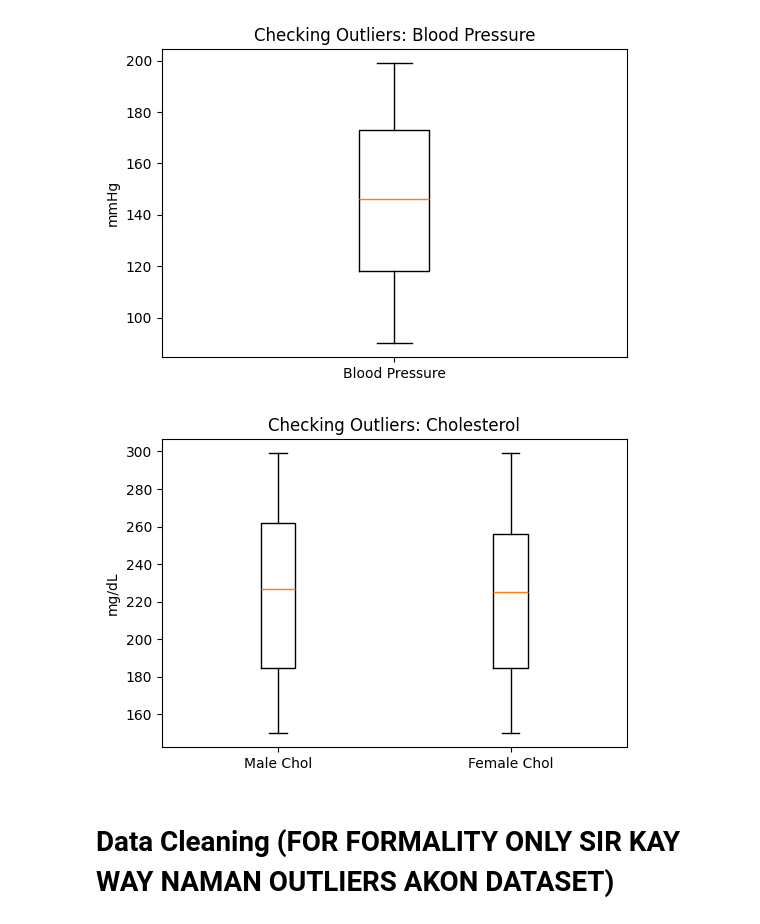
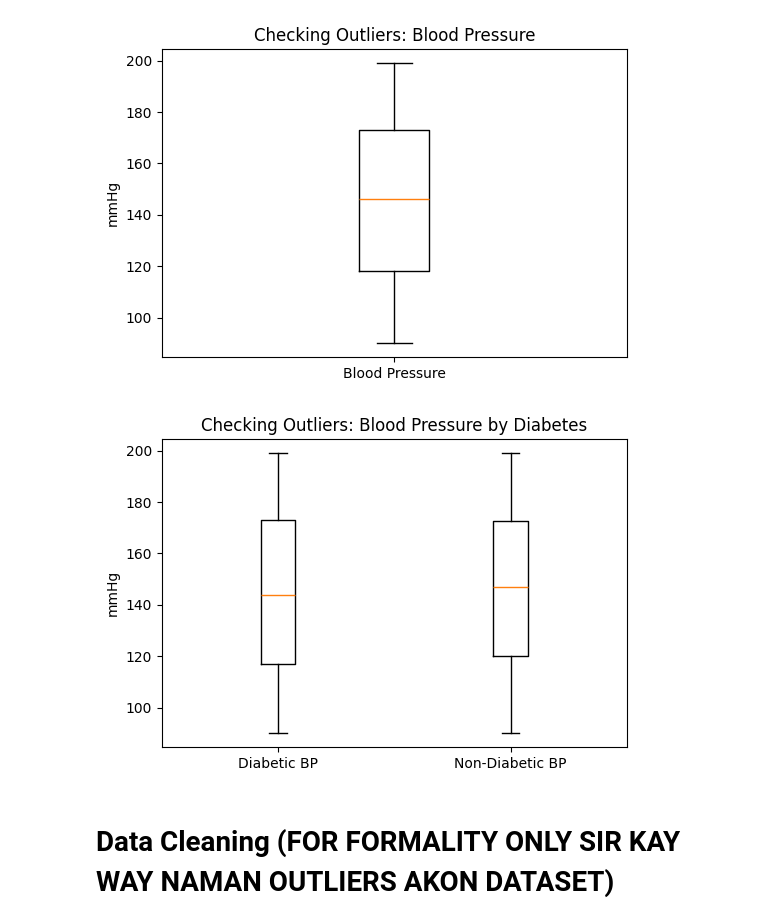
Before and after one commit to Zek3zra/Amelo--Statistics--T09, a Jupyter notebook: EndtermExam.ipynb, the cells around one changed output. Cells and saved outputs as stored; diff of their text form; code cells hidden in the pictures.

```diff
--- a/EndtermExam.ipynb
+++ b/EndtermExam.ipynb
@@ -73,17 +73,17 @@ plt.show()
 # %% [output]
 [figure]
 # %%
-# plotting cholesterol by gender
-male_raw = df[df['Gender'] == 'Male']['Cholesterol (mg/dL)']
-female_raw = df[df['Gender'] == 'Female']['Cholesterol (mg/dL)']
+# plotting blood pressure by Diabetes Status
+diabetic_bp_raw = df[df['Has Diabetes'] == 'Yes']['Blood Pressure (mmHg)']
+nondiabetic_bp_raw = df[df['Has Diabetes'] == 'No']['Blood Pressure (mmHg)']
 
 plt.figure(figsize=(6, 4))
-plt.boxplot([male_raw, female_raw], labels=['Male Chol', 'Female Chol'])
-plt.title("Checking Outliers: Cholesterol")
-plt.ylabel("mg/dL")
+plt.boxplot([diabetic_bp_raw, nondiabetic_bp_raw], tick_labels=['Diabetic BP', 'Non-Diabetic BP'])
+plt.title("Checking Outliers: Blood Pressure by Diabetes")
+plt.ylabel("mmHg")
 plt.show()
 # %% [output]
-[figure, old version]
+[figure, new version]
 # %% [markdown]
 # Data Cleaning (FOR FORMALITY ONLY SIR KAY WAY NAMAN OUTLIERS AKON DATASET)
 # %%
```
Also changed, not shown: parts of 12 cells of this notebook.
